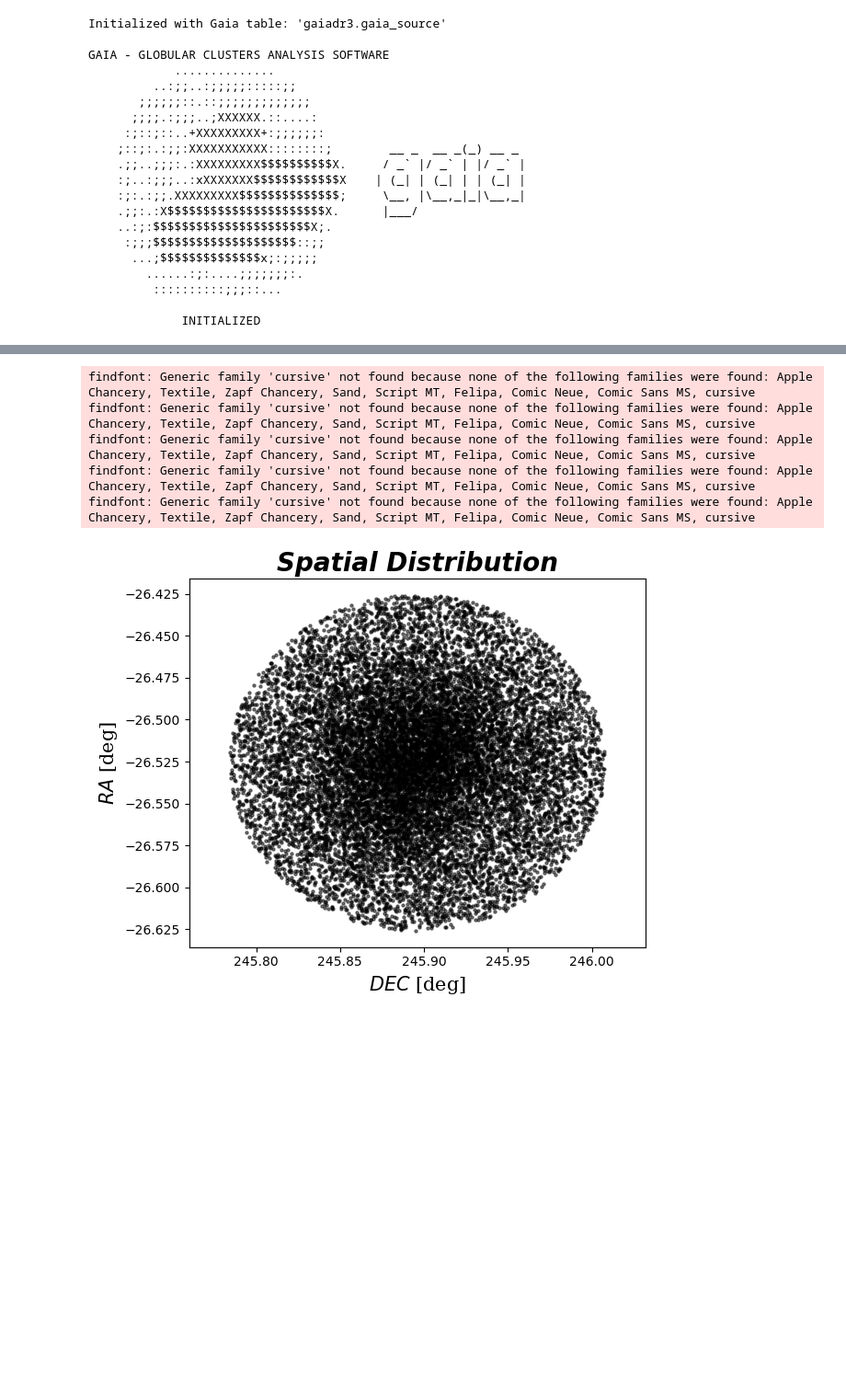
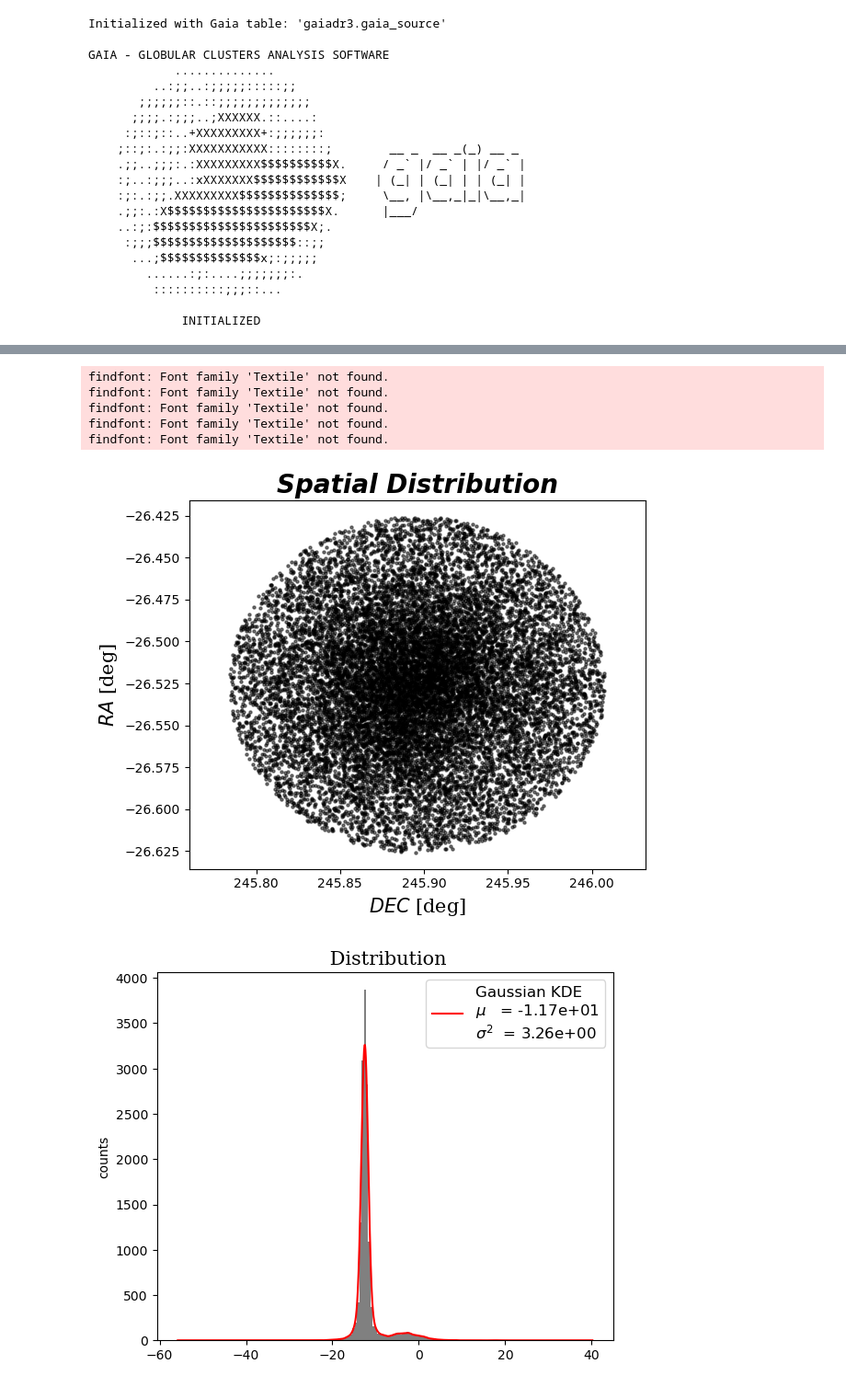
Before and after one commit to pietroferraiuolo/G-GCAS, a Jupyter notebook: debug.ipynb, the cells around one changed output, grey strips where cells are left out. Shown: that part at 92% size. Cells and saved outputs as stored; diff of their text form; code cells hidden in the pictures; blank space fills up the shorter version.

```diff
--- a/debug.ipynb
+++ b/debug.ipynb
@@ -40,11 +40,18 @@ Sample number of sources: 20062
 | 6045465540585358720 | 245.962585 | 0.161342 | -26.525861 | 0.096194 | 0.597685 | 0.178331 | -12.631369 | 0.241221 | -18.622572 | ... |
 | 6045465540585364736 | 245.959195 | 0.221089 | -26.522479 | 0.143999 | 0.256526 | 0.234203 | -11.599773 | 0.323069 | -18.961183 | ... |
 # %%
-h = gc.plots.spatial(ngc6121)
+gc.plots.spatial(ngc6121)
 # %% [output]
-findfont: Generic family 'cursive' not found because none of the following families were found: Apple Chancery, Textile, Zapf Chancery, Sand, Script MT, Felipa, Comic Neue, Comic Sans MS, cursive
-findfont: Generic family 'cursive' not found because none of the following families were found: Apple Chancery, Textile, Zapf Chancery, Sand, Script MT, Felipa, Comic Neue, Comic Sans MS, cursive
-findfont: Generic family 'cursive' not found because none of the following families were found: Apple Chancery, Textile, Zapf Chancery, Sand, Script MT, Felipa, Comic Neue, Comic Sans MS, cursive
-findfont: Generic family 'cursive' not found because none of the following families were found: Apple Chancery, Textile, Zapf Chancery, Sand, Script MT, Felipa, Comic Neue, Comic Sans MS, cursive
-findfont: Generic family 'cursive' not found because none of the following families were found: Apple Chancery, Textile, Zapf Chancery, Sand, Script MT, Felipa, Comic Neue, Comic Sans MS, cursive
+findfont: Font family 'Textile' not found.
+findfont: Font family 'Textile' not found.
+findfont: Font family 'Textile' not found.
+findfont: Font family 'Textile' not found.
+findfont: Font family 'Textile' not found.
 [figure]
+# %%
+def pmplot(*args, **kwargs):
+    gc.plots.histogram(*args, **kwargs)
+
+pmplot(ngc6121.sample.pmra, kde=True)
+# %% [output]
+[figure, added]
```
